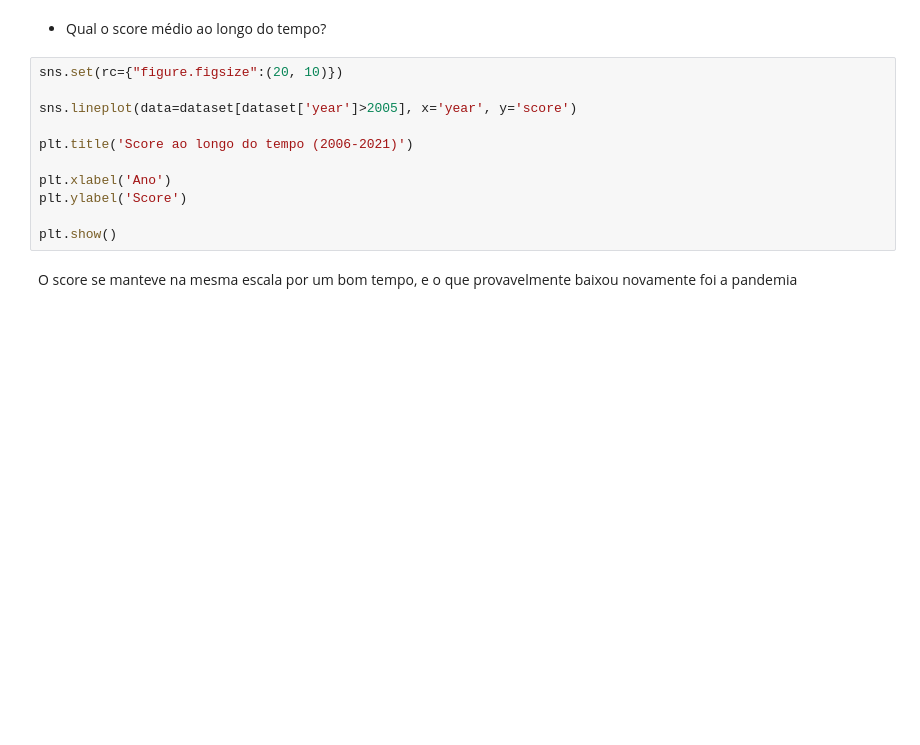
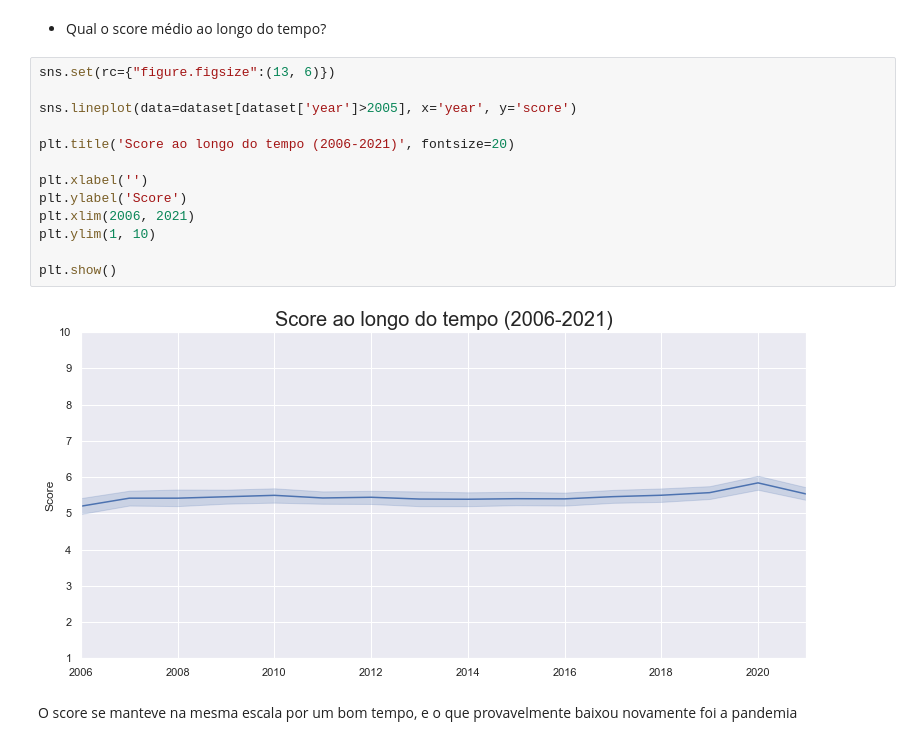
Before and after one commit to SalatielBairros/world-happiness-report, a Jupyter notebook: analysis/MultivariateAnalysis.ipynb, the cells around one changed output. Saved outputs shown, nothing was run; the diff lists cells and outputs as text; blank space fills up the shorter version.

```diff
--- a/analysis/MultivariateAnalysis.ipynb
+++ b/analysis/MultivariateAnalysis.ipynb
@@ -596,15 +755,19 @@ plt.show()
 # %% [markdown]
 * Qual o score médio ao longo do tempo?
 # %%
-sns.set(rc={"figure.figsize":(20, 10)})
+sns.set(rc={"figure.figsize":(13, 6)})
 
 sns.lineplot(data=dataset[dataset['year']>2005], x='year', y='score')
 
-plt.title('Score ao longo do tempo (2006-2021)')
+plt.title('Score ao longo do tempo (2006-2021)', fontsize=20)
 
-plt.xlabel('Ano')
+plt.xlabel('')
 plt.ylabel('Score')
+plt.xlim(2006, 2021)
+plt.ylim(1, 10)
 
 plt.show()
+# %% [output]
+[figure, added]
 # %% [markdown]
 O score se manteve na mesma escala por um bom tempo, e o que provavelmente baixou novamente foi a pandemia
```
Also changed, not shown: parts of 44 cells of this notebook, 10 other files.
